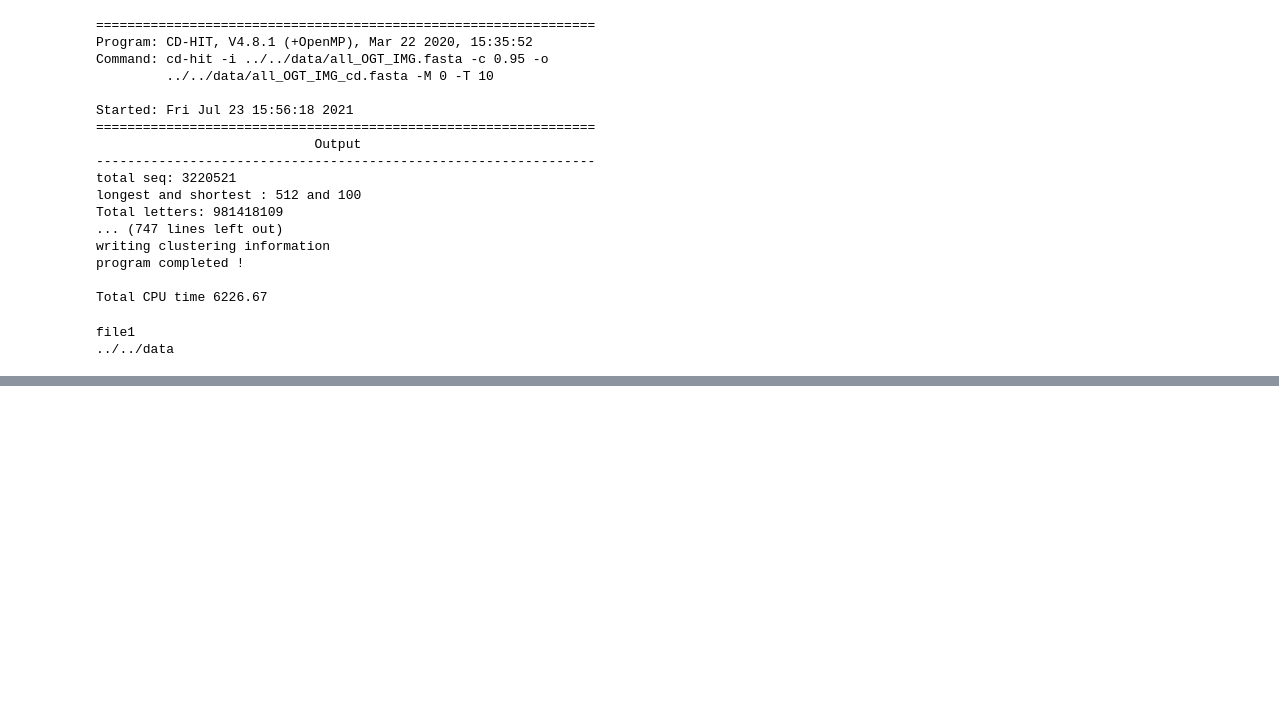
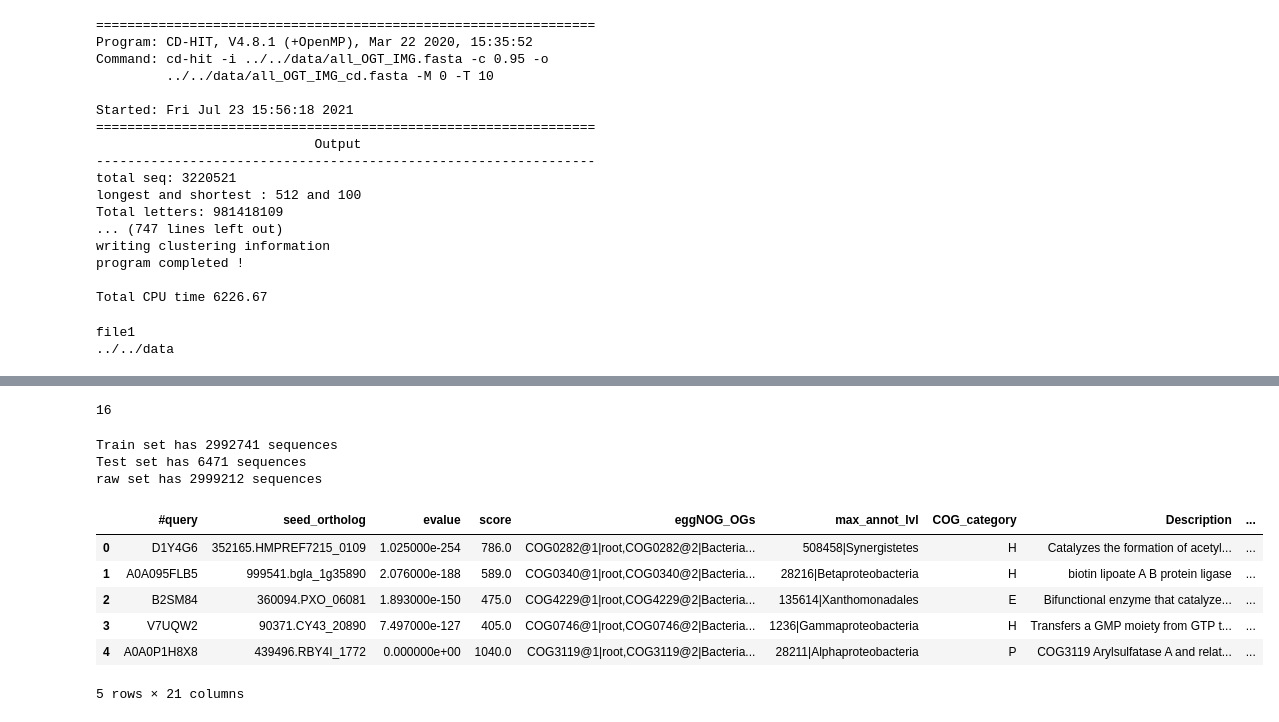
Before and after one commit to Umbriona/cycle_gan, a Jupyter notebook: scripts/Data_processing/Untitled.ipynb, the cells around one changed output, grey strips where cells are left out. Saved outputs shown, nothing was run; the diff lists cells and outputs as text; code cells hidden in the pictures; blank space fills up the shorter version.

```diff
--- a/scripts/Data_processing/Untitled.ipynb
+++ b/scripts/Data_processing/Untitled.ipynb
@@ -245,0 +355,6 @@ with tarfile.open("../../data/img_data_85017-3.tar") as f:
+# %%
+w = lambda x: x**2
+
+print(w(4))
+# %% [output]
+16
@@ -245,0 +391,14 @@ with tarfile.open("../../data/img_data_85017-3.tar") as f:
+# %%
+for i ,rec in enumerate(SeqIO.parse(train_set, "fasta")):
+    pass
+print("Train set has {} sequences".format(i))
+for i ,rec in enumerate(SeqIO.parse(test_set, "fasta")):
+    pass
+print("Test set has {} sequences".format(i))
+for i ,rec in enumerate(SeqIO.parse(raw_fasta, "fasta")):
+    pass
+print("raw set has {} sequences".format(i))
+# %% [output]
+Train set has 2992741 sequences
+Test set has 6471 sequences
+raw set has 2999212 sequences
@@ -245,0 +417,10 @@ with tarfile.open("../../data/img_data_85017-3.tar") as f:
+# %%
+df_published = readhead(5)
+# %% [output]
+|  | #query | seed_ortholog | evalue | score | eggNOG_OGs | max_annot_lvl | COG_category | Description | ... |
+| 0 | D1Y4G6 | 352165.HMPREF7215_0109 | 1.025000e-254 | 786.0 | COG0282@1|root,COG0282@2|Bacteria... | 508458|Synergistetes | H | Catalyzes the formation of acetyl... | ... |
+| 1 | A0A095FLB5 | 999541.bgla_1g35890 | 2.076000e-188 | 589.0 | COG0340@1|root,COG0340@2|Bacteria... | 28216|Betaproteobacteria | H | biotin lipoate A B protein ligase | ... |
+| 2 | B2SM84 | 360094.PXO_06081 | 1.893000e-150 | 475.0 | COG4229@1|root,COG4229@2|Bacteria... | 135614|Xanthomonadales | E | Bifunctional enzyme that catalyze... | ... |
+| 3 | V7UQW2 | 90371.CY43_20890 | 7.497000e-127 | 405.0 | COG0746@1|root,COG0746@2|Bacteria... | 1236|Gammaproteobacteria | H | Transfers a GMP moiety from GTP t... | ... |
+| 4 | A0A0P1H8X8 | 439496.RBY4I_1772 | 0.000000e+00 | 1040.0 | COG3119@1|root,COG3119@2|Bacteria... | 28211|Alphaproteobacteria | P | COG3119 Arylsulfatase A and relat... | ... |
+5 rows × 21 columns
```
Also changed, not shown: parts of 14 cells of this notebook, 13 other files.
